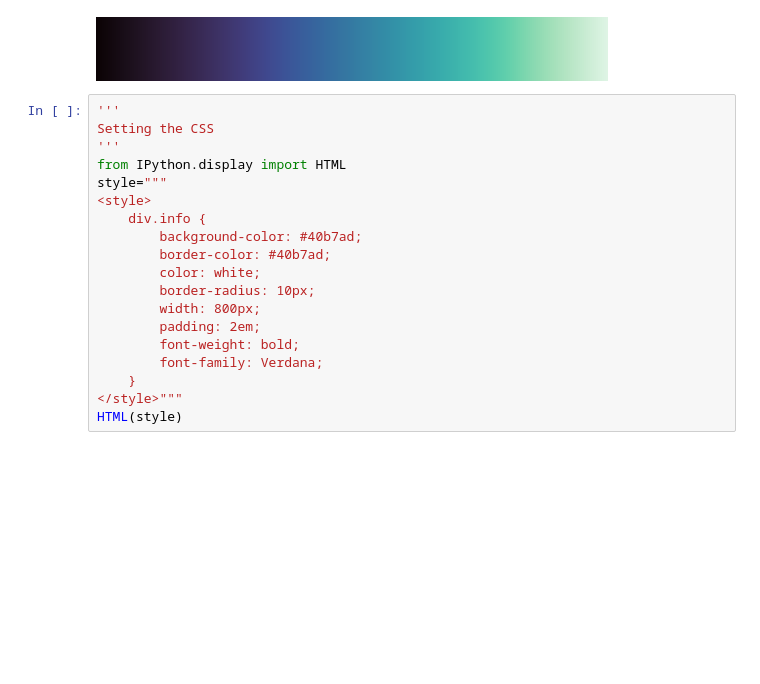
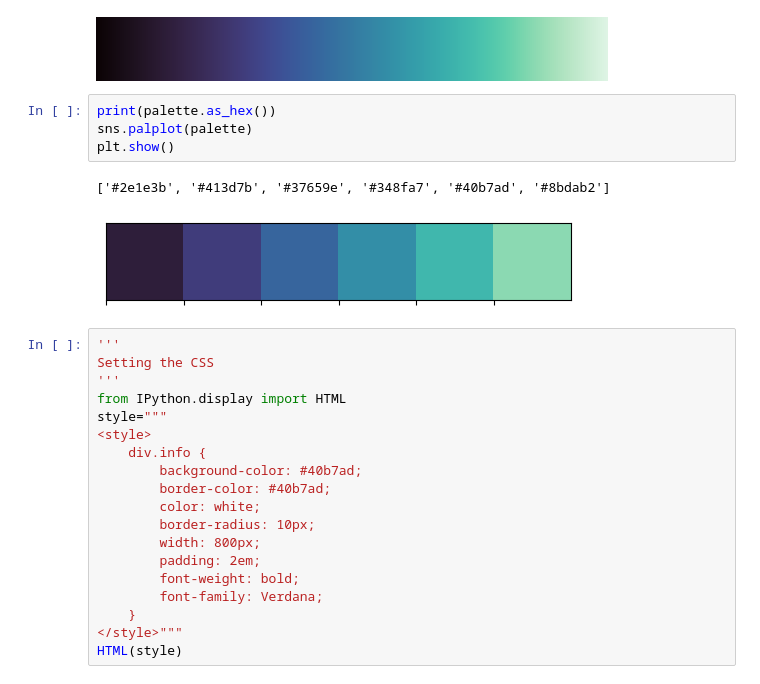
Before and after one commit to codevelvet/python-machine-learning, a Jupyter notebook: ml-models/shark-attacks/v2/predicting-shark-attack-fatality-reduced.ipynb, the cells around one changed output. Drawn from its saved outputs; the diff is of its cells as text; blank space fills up the shorter version.

```diff
--- a/ml-models/shark-attacks/v2/predicting-shark-attack-fatality-reduced.ipynb
+++ b/ml-models/shark-attacks/v2/predicting-shark-attack-fatality-reduced.ipynb
@@ -103,6 +103,13 @@ cmap_r = sns.color_palette(palette_str_r, as_cmap=True)
 cmap
 # %% [output]
 [figure]
+# %%
+print(palette.as_hex())
+sns.palplot(palette)
+plt.show()
+# %% [output]
+['#2e1e3b', '#413d7b', '#37659e', '#348fa7', '#40b7ad', '#8bdab2']
+[figure, added]
 # %%
 '''
 Setting the CSS
```
Also changed, not shown: parts of 33 cells of this notebook.
